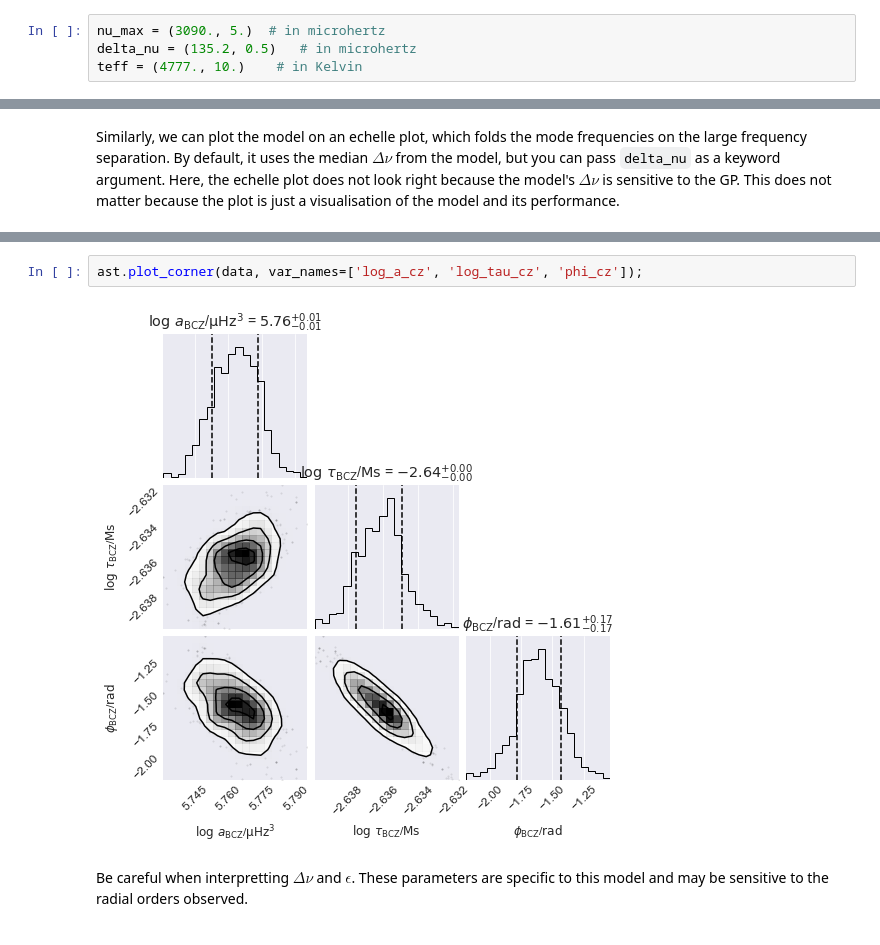
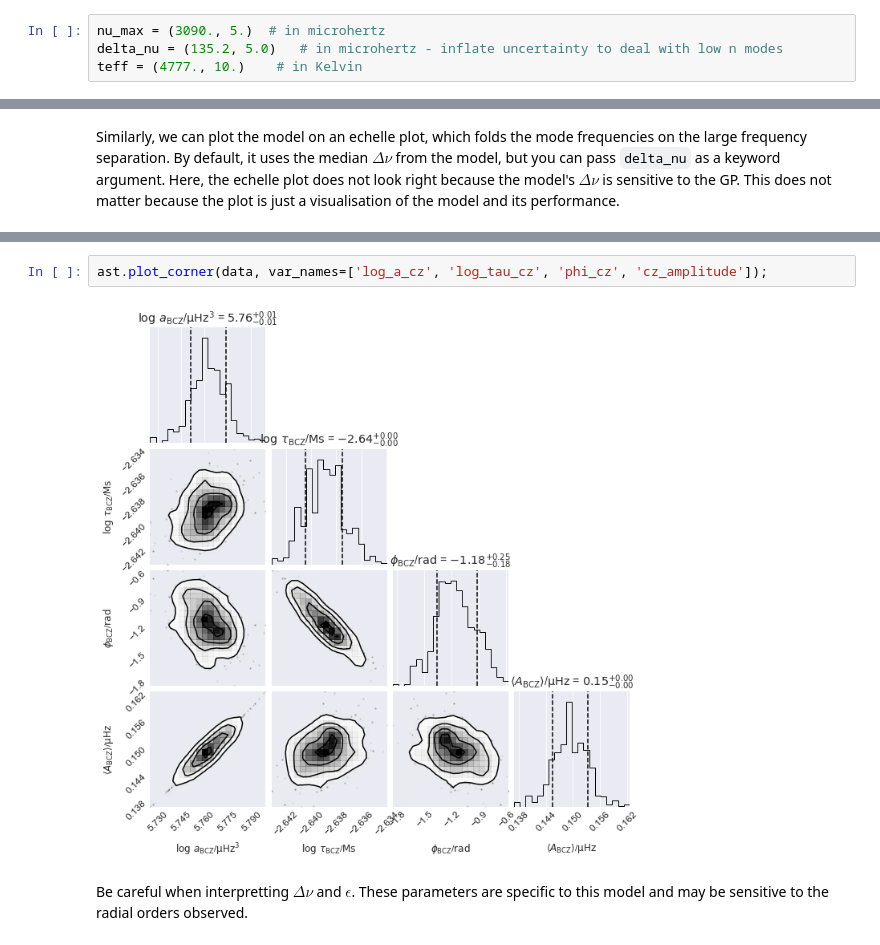
Before and after one commit to alexlyttle/asterion, a Jupyter notebook: examples/Sun-BiSON.ipynb, the cells around one changed output, grey strips where cells are left out. Drawn from its saved outputs; the diff is of its cells as text.

```diff
--- a/examples/Sun-BiSON.ipynb
+++ b/examples/Sun-BiSON.ipynb
@@ -44,7 +44,7 @@ plt.rcParams['font.size'] = 12.0
 plt.rcParams['figure.figsize'] = [8.0, 6.0]
 # %%
 nu_max = (3090., 5.)  # in microhertz
-delta_nu = (135.2, 0.5)   # in microhertz
+delta_nu = (135.2, 5.0)   # in microhertz - inflate uncertainty to deal with low n modes
 teff = (4777., 10.)    # in Kelvin
 # %%
 model = GlitchModel(nu_max, delta_nu, teff=teff)
@@ -114,7 +114,7 @@ ast.plot_corner(data, var_names=['log_a_he', 'log_b_he', 'log_tau_he', 'phi_he',
 # %%
-ast.plot_corner(data, var_names=['log_a_cz', 'log_tau_cz', 'phi_cz']);
+ast.plot_corner(data, var_names=['log_a_cz', 'log_tau_cz', 'phi_cz', 'cz_amplitude']);
 # %% [output]
-[figure, old version]
+[figure, new version]
 # %% [markdown]
 Be careful when interpretting $\Delta\nu$ and $\epsilon$. These parameters are specific to this model and may be sensitive to the radial orders observed.
 # %%
```
Also changed, not shown: parts of 12 cells of this notebook, 5 other files.
